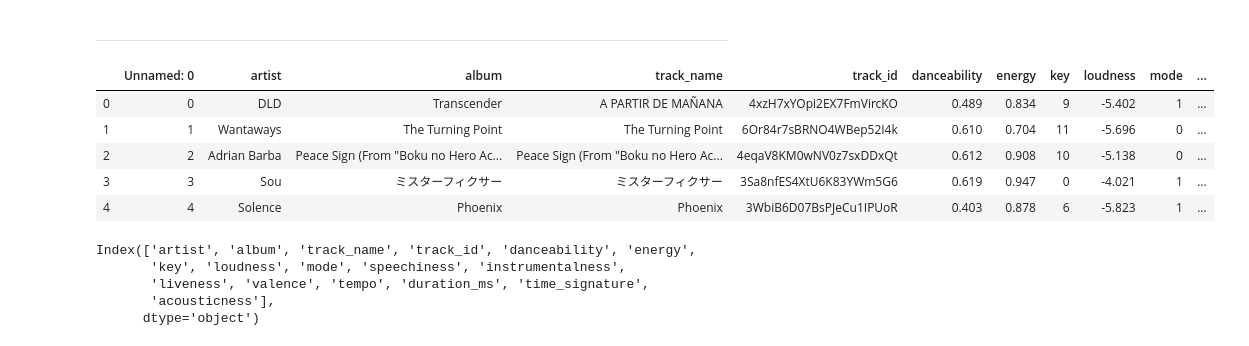
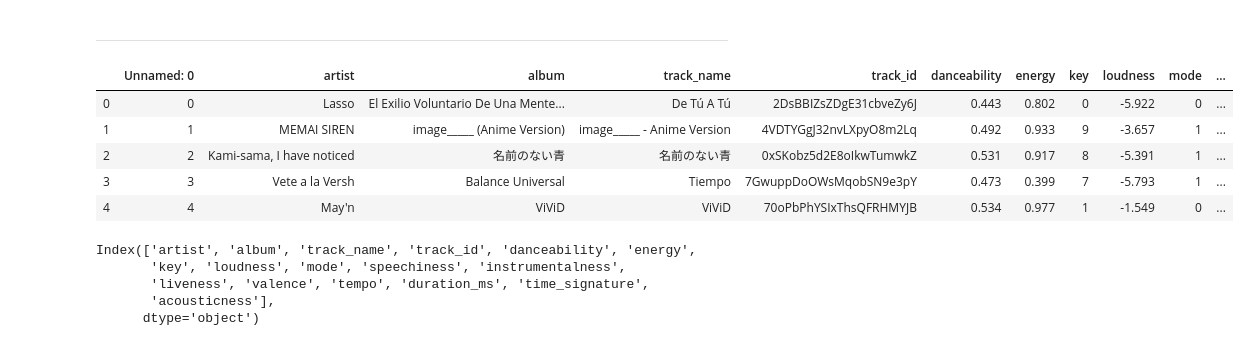
Before and after one commit to cristobalza/spotify_my_songs_classifier, a Jupyter notebook: playlist_spotify.ipynb, the cells around one changed output. Cells and saved outputs as stored; diff of their text form; code cells hidden in the pictures.

Commit message:
update weekly_discover_playlit test dataset

```diff
--- a/playlist_spotify.ipynb
+++ b/playlist_spotify.ipynb
@@ -141,13 +141,13 @@ discover_weekly_cristobal.to_csv('./output/weekly_discover_playlists/my_discover
 # %%
-temp = pd.read_csv('./output/weekly_discover_playlists/my_discover_weekly_week_6.csv')
+temp = pd.read_csv('./output/weekly_discover_playlists/my_discover_weekly_week_Aug_23.csv')
 temp.head()
 # %% [output]
 |  | Unnamed: 0 | artist | album | track_name | track_id | danceability | energy | key | loudness | mode | ... |
-| 0 | 0 | DLD | Transcender | A PARTIR DE MAÑANA | 4xzH7xYOpi2EX7FmVircKO | 0.489 | 0.834 | 9 | -5.402 | 1 | ... |
-| 1 | 1 | Wantaways | The Turning Point | The Turning Point | 6Or84r7sBRNO4WBep52I4k | 0.610 | 0.704 | 11 | -5.696 | 0 | ... |
-| 2 | 2 | Adrian Barba | Peace Sign (From "Boku no Hero Ac... | Peace Sign (From "Boku no Hero Ac... | 4eqaV8KM0wNV0z7sxDDxQt | 0.612 | 0.908 | 10 | -5.138 | 0 | ... |
-| 3 | 3 | Sou | ミスターフィクサー | ミスターフィクサー | 3Sa8nfES4XtU6K83YWm5G6 | 0.619 | 0.947 | 0 | -4.021 | 1 | ... |
-| 4 | 4 | Solence | Phoenix | Phoenix | 3WbiB6D07BsPJeCu1IPUoR | 0.403 | 0.878 | 6 | -5.823 | 1 | ... |
+| 0 | 0 | Lasso | El Exilio Voluntario De Una Mente... | De Tú A Tú | 2DsBBIZsZDgE31cbveZy6J | 0.443 | 0.802 | 0 | -5.922 | 0 | ... |
+| 1 | 1 | MEMAI SIREN | image_____ (Anime Version) | image_____ - Anime Version | 4VDTYGgJ32nvLXpyO8m2Lq | 0.492 | 0.933 | 9 | -3.657 | 1 | ... |
+| 2 | 2 | Kami-sama, I have noticed | 名前のない青 | 名前のない青 | 0xSKobz5d2E8oIkwTumwkZ | 0.531 | 0.917 | 8 | -5.391 | 1 | ... |
+| 3 | 3 | Vete a la Versh | Balance Universal | Tiempo | 7GwuppDoOWsMqobSN9e3pY | 0.473 | 0.399 | 7 | -5.793 | 1 | ... |
+| 4 | 4 | May'n | ViViD | ViViD | 70oPbPhYSIxThsQFRHMYJB | 0.534 | 0.977 | 1 | -1.549 | 0 | ... |
 # %%
 discover_weekly_cristobal.columns
 # %% [output]
```
Also changed, not shown: parts of 8 cells of this notebook, 2 other files.
